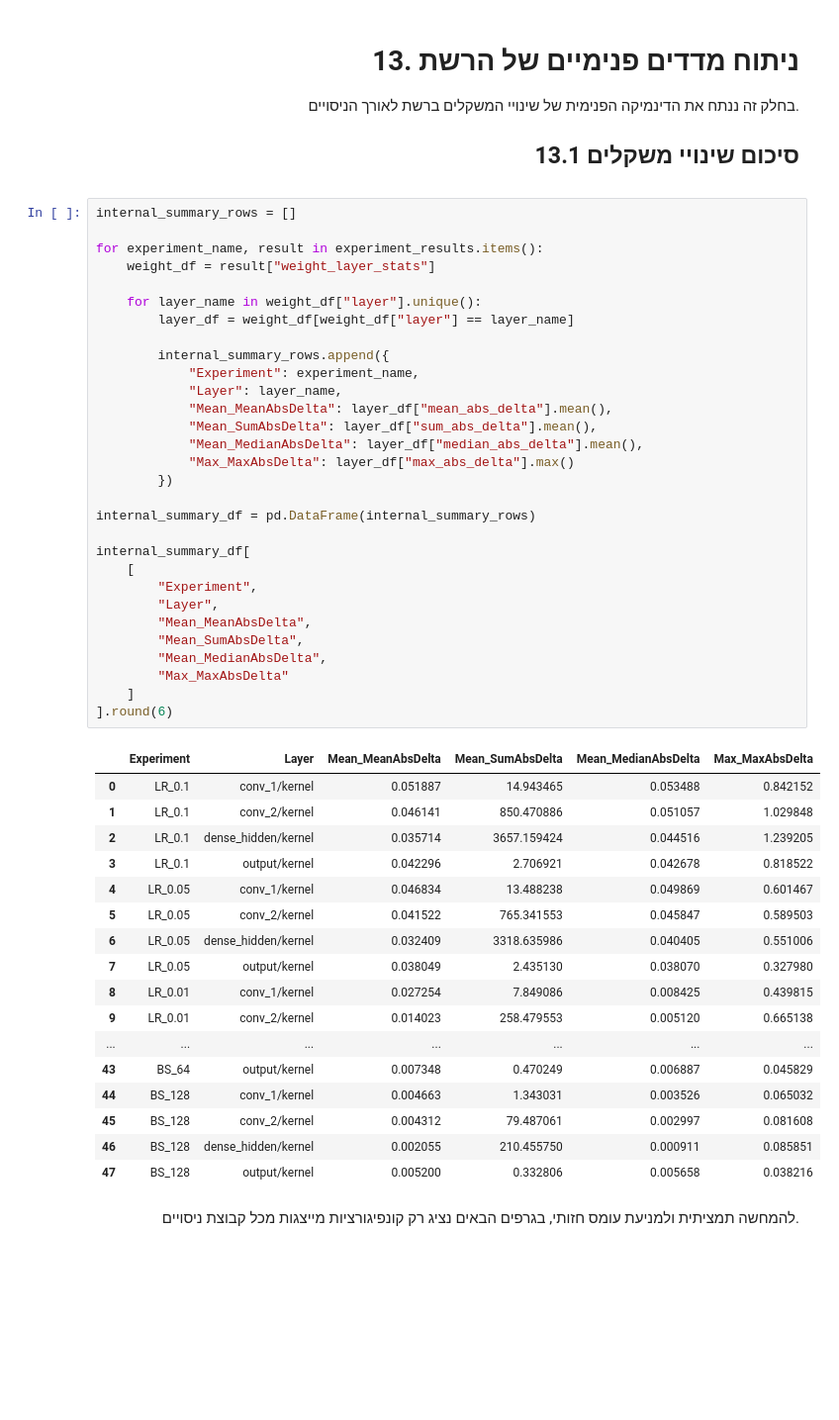
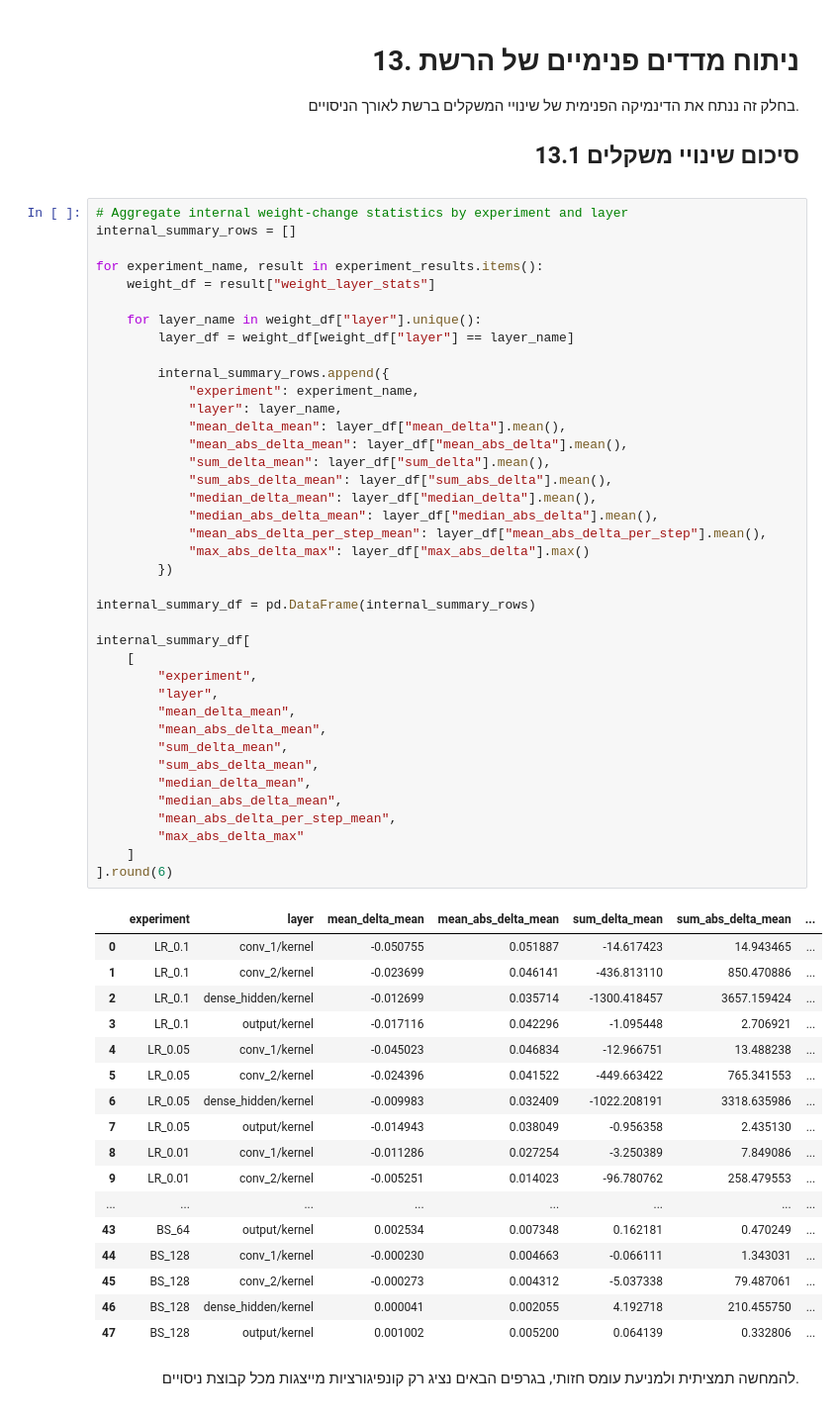
Before and after one commit to davidazimov069-maker/DeepLearning, a Jupyter notebook: FinalProject/DLFinalProject_DavidAviad.ipynb, the cells around one changed output. Shown at 99% size. Drawn from its saved outputs; the diff is of its cells as text; blank space fills up the shorter version.

```diff
--- a/FinalProject/DLFinalProject_DavidAviad.ipynb
+++ b/FinalProject/DLFinalProject_DavidAviad.ipynb
@@ -2030,53 +2148,62 @@ plot_metric_by_group(
 
 </div>
 # %%
+# Aggregate internal weight-change statistics by experiment and layer
 internal_summary_rows = []
 
 for experiment_name, result in experiment_results.items():
     weight_df = result["weight_layer_stats"]
 
     for layer_name in weight_df["layer"].unique():
         layer_df = weight_df[weight_df["layer"] == layer_name]
 
         internal_summary_rows.append({
-            "Experiment": experiment_name,
-            "Layer": layer_name,
-            "Mean_MeanAbsDelta": layer_df["mean_abs_delta"].mean(),
-            "Mean_SumAbsDelta": layer_df["sum_abs_delta"].mean(),
-            "Mean_MedianAbsDelta": layer_df["median_abs_delta"].mean(),
-            "Max_MaxAbsDelta": layer_df["max_abs_delta"].max()
+            "experiment": experiment_name,
+            "layer": layer_name,
+            "mean_delta_mean": layer_df["mean_delta"].mean(),
+            "mean_abs_delta_mean": layer_df["mean_abs_delta"].mean(),
+            "sum_delta_mean": layer_df["sum_delta"].mean(),
+            "sum_abs_delta_mean": layer_df["sum_abs_delta"].mean(),
+            "median_delta_mean": layer_df["median_delta"].mean(),
+            "median_abs_delta_mean": layer_df["median_abs_delta"].mean(),
+            "mean_abs_delta_per_step_mean": layer_df["mean_abs_delta_per_step"].mean(),
+            "max_abs_delta_max": layer_df["max_abs_delta"].max()
         })
 
 internal_summary_df = pd.DataFrame(internal_summary_rows)
 
 internal_summary_df[
     [
-        "Experiment",
-        "Layer",
-        "Mean_MeanAbsDelta",
-        "Mean_SumAbsDelta",
-        "Mean_MedianAbsDelta",
-        "Max_MaxAbsDelta"
+        "experiment",
+        "layer",
+        "mean_delta_mean",
+        "mean_abs_delta_mean",
+        "sum_delta_mean",
+        "sum_abs_delta_mean",
+        "median_delta_mean",
+        "median_abs_delta_mean",
+        "mean_abs_delta_per_step_mean",
+        "max_abs_delta_max"
     ]
 ].round(6)
 # %% [output]
-|  | Experiment | Layer | Mean_MeanAbsDelta | Mean_SumAbsDelta | Mean_MedianAbsDelta | Max_MaxAbsDelta |
-| 0 | LR_0.1 | conv_1/kernel | 0.051887 | 14.943465 | 0.053488 | 0.842152 |
-| 1 | LR_0.1 | conv_2/kernel | 0.046141 | 850.470886 | 0.051057 | 1.029848 |
-| 2 | LR_0.1 | dense_hidden/kernel | 0.035714 | 3657.159424 | 0.044516 | 1.239205 |
-| 3 | LR_0.1 | output/kernel | 0.042296 | 2.706921 | 0.042678 | 0.818522 |
-| 4 | LR_0.05 | conv_1/kernel | 0.046834 | 13.488238 | 0.049869 | 0.601467 |
-| 5 | LR_0.05 | conv_2/kernel | 0.041522 | 765.341553 | 0.045847 | 0.589503 |
-| 6 | LR_0.05 | dense_hidden/kernel | 0.032409 | 3318.635986 | 0.040405 | 0.551006 |
-| 7 | LR_0.05 | output/kernel | 0.038049 | 2.435130 | 0.038070 | 0.327980 |
-| 8 | LR_0.01 | conv_1/kernel | 0.027254 | 7.849086 | 0.008425 | 0.439815 |
-| 9 | LR_0.01 | conv_2/kernel | 0.014023 | 258.479553 | 0.005120 | 0.665138 |
-| ... | ... | ... | ... | ... | ... | ... |
-| 43 | BS_64 | output/kernel | 0.007348 | 0.470249 | 0.006887 | 0.045829 |
-| 44 | BS_128 | conv_1/kernel | 0.004663 | 1.343031 | 0.003526 | 0.065032 |
-| 45 | BS_128 | conv_2/kernel | 0.004312 | 79.487061 | 0.002997 | 0.081608 |
-| 46 | BS_128 | dense_hidden/kernel | 0.002055 | 210.455750 | 0.000911 | 0.085851 |
-| 47 | BS_128 | output/kernel | 0.005200 | 0.332806 | 0.005658 | 0.038216 |
+|  | experiment | layer | mean_delta_mean | mean_abs_delta_mean | sum_delta_mean | sum_abs_delta_mean | ... |
+| 0 | LR_0.1 | conv_1/kernel | -0.050755 | 0.051887 | -14.617423 | 14.943465 | ... |
+| 1 | LR_0.1 | conv_2/kernel | -0.023699 | 0.046141 | -436.813110 | 850.470886 | ... |
+| 2 | LR_0.1 | dense_hidden/kernel | -0.012699 | 0.035714 | -1300.418457 | 3657.159424 | ... |
+| 3 | LR_0.1 | output/kernel | -0.017116 | 0.042296 | -1.095448 | 2.706921 | ... |
+| 4 | LR_0.05 | conv_1/kernel | -0.045023 | 0.046834 | -12.966751 | 13.488238 | ... |
+| 5 | LR_0.05 | conv_2/kernel | -0.024396 | 0.041522 | -449.663422 | 765.341553 | ... |
+| 6 | LR_0.05 | dense_hidden/kernel | -0.009983 | 0.032409 | -1022.208191 | 3318.635986 | ... |
+| 7 | LR_0.05 | output/kernel | -0.014943 | 0.038049 | -0.956358 | 2.435130 | ... |
+| 8 | LR_0.01 | conv_1/kernel | -0.011286 | 0.027254 | -3.250389 | 7.849086 | ... |
+| 9 | LR_0.01 | conv_2/kernel | -0.005251 | 0.014023 | -96.780762 | 258.479553 | ... |
+| ... | ... | ... | ... | ... | ... | ... | ... |
+| 43 | BS_64 | output/kernel | 0.002534 | 0.007348 | 0.162181 | 0.470249 | ... |
+| 44 | BS_128 | conv_1/kernel | -0.000230 | 0.004663 | -0.066111 | 1.343031 | ... |
+| 45 | BS_128 | conv_2/kernel | -0.000273 | 0.004312 | -5.037338 | 79.487061 | ... |
+| 46 | BS_128 | dense_hidden/kernel | 0.000041 | 0.002055 | 4.192718 | 210.455750 | ... |
+| 47 | BS_128 | output/kernel | 0.001002 | 0.005200 | 0.064139 | 0.332806 | ... |
 # %% [markdown]
 <div dir="rtl" style="text-align: right;">
 
```
Also changed, not shown: parts of 46 cells of this notebook, 2 other files.
